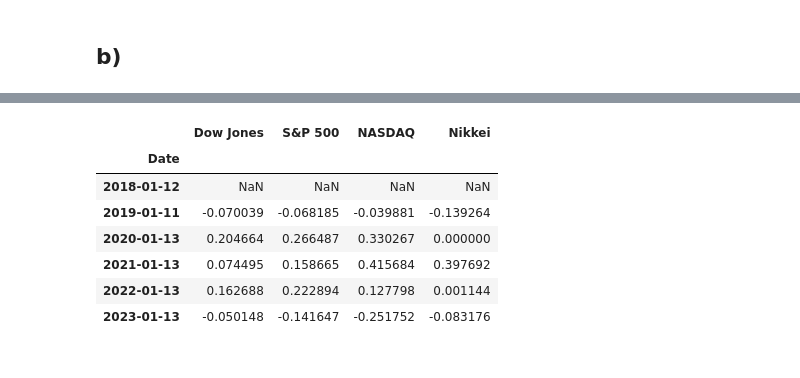
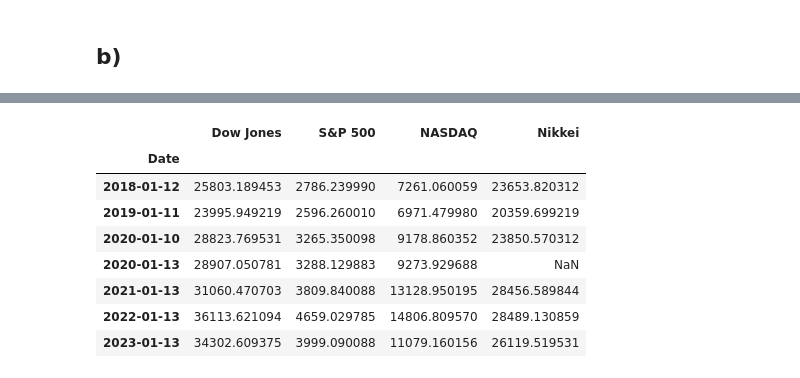
Before and after one commit to johanoelgaard/ECON136, a Jupyter notebook: ps1/PS1.ipynb, the cells around one changed output, grey strips where cells are left out. Cells and saved outputs as stored; diff of their text form; code cells hidden in the pictures.

```diff
--- a/ps1/PS1.ipynb
+++ b/ps1/PS1.ipynb
@@ -102,18 +116,22 @@ dtype: float64
 # %%
 
-dates = ['2018-01-12', '2019-01-11', '2020-01-13', '2021-01-13', '2022-01-13', '2023-01-13']
+dates = ['2018-01-12', '2019-01-11', '2020-01-10', '2020-01-13', '2021-01-13', '2022-01-13', '2023-01-13']
 selected_data = stock_df_close.loc[dates]
 
 # Calculate the yearly returns
-selected_data = selected_data.pct_change()
+# selected_data = selected_data.pct_change()
+
+# fill na with previous value
+selected_data
+
+selected_data
+# %% [output]
+|  | Dow Jones | S&P 500 | NASDAQ | Nikkei |
+| Date |  |  |  |  |
+| 2018-01-12 | 25803.189453 | 2786.239990 | 7261.060059 | 23653.820312 |
+| 2019-01-11 | 23995.949219 | 2596.260010 | 6971.479980 | 20359.699219 |
+| 2020-01-10 | 28823.769531 | 3265.350098 | 9178.860352 | 23850.570312 |
+| 2020-01-13 | 28907.050781 | 3288.129883 | 9273.929688 | NaN |
+| 2021-01-13 | 31060.470703 | 3809.840088 | 13128.950195 | 28456.589844 |
+| 2022-01-13 | 36113.621094 | 4659.029785 | 14806.809570 | 28489.130859 |
+| 2023-01-13 | 34302.609375 | 3999.090088 | 11079.160156 | 26119.519531 |
-# %%
-selected_data
-# %% [output]
-|  | Dow Jones | S&P 500 | NASDAQ | Nikkei |
-| Date |  |  |  |  |
-| 2018-01-12 | NaN | NaN | NaN | NaN |
-| 2019-01-11 | -0.070039 | -0.068185 | -0.039881 | -0.139264 |
-| 2020-01-13 | 0.204664 | 0.266487 | 0.330267 | 0.000000 |
-| 2021-01-13 | 0.074495 | 0.158665 | 0.415684 | 0.397692 |
-| 2022-01-13 | 0.162688 | 0.222894 | 0.127798 | 0.001144 |
-| 2023-01-13 | -0.050148 | -0.141647 | -0.251752 | -0.083176 |
```
Also changed, not shown: parts of 7 cells of this notebook, 4 other files.
